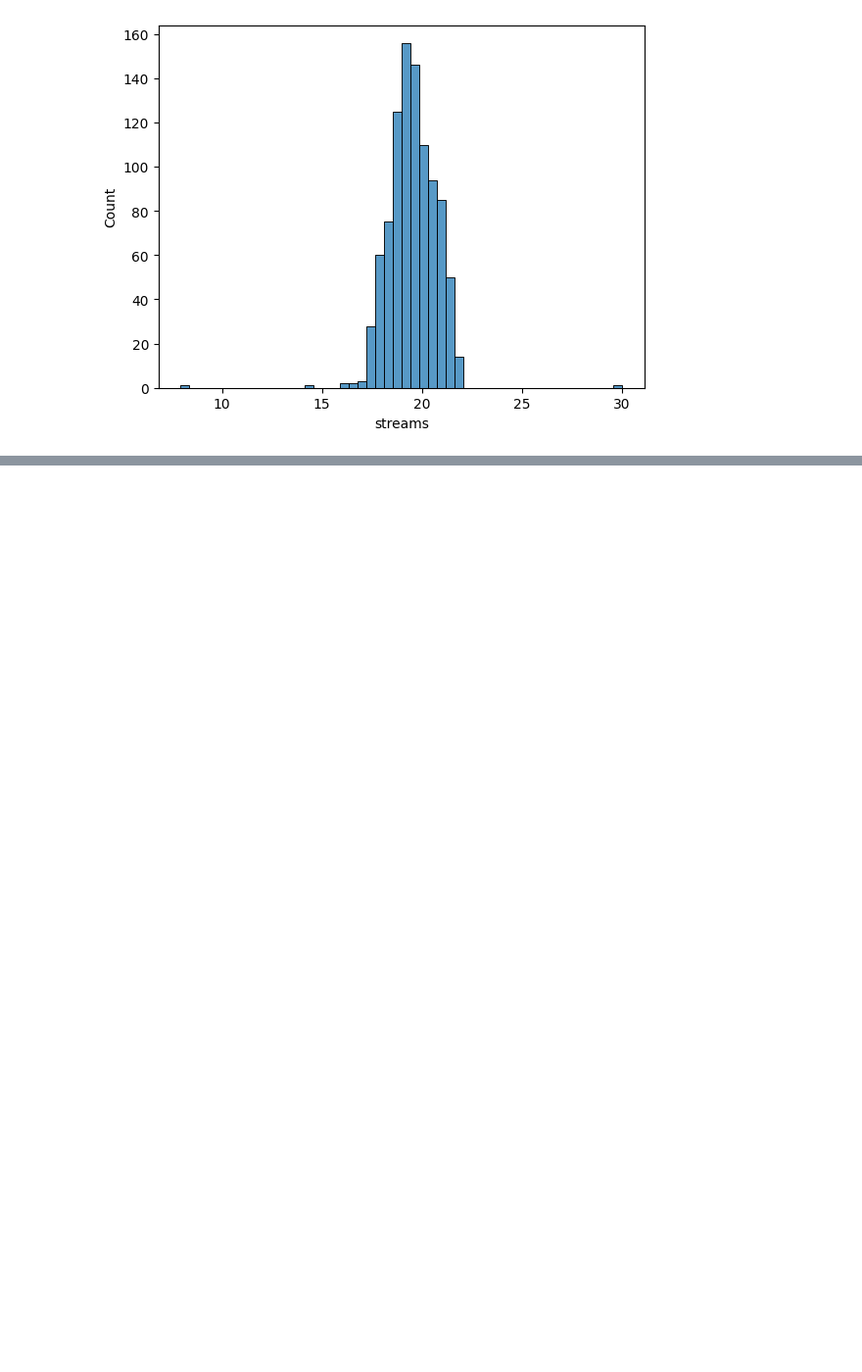
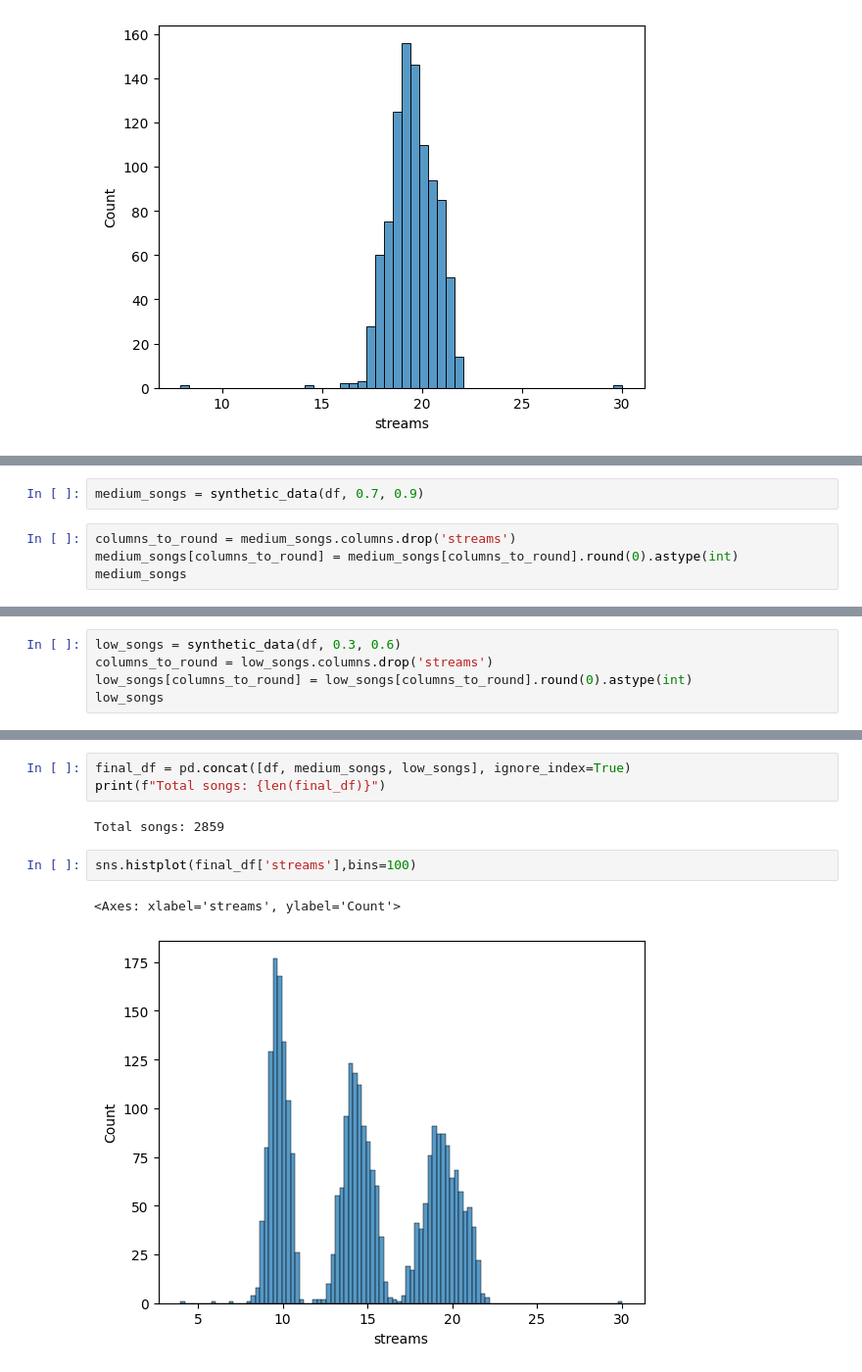
Before and after one commit to Muhsiinn/Song-Popularity-Predictor-, a Jupyter notebook: playground/workbench.ipynb, the cells around one changed output, grey strips where cells are left out. Shown at 98% size. Cells and saved outputs as stored; diff of their text form; blank space fills up the shorter version.

```diff
--- a/playground/workbench.ipynb
+++ b/playground/workbench.ipynb
@@ -141,0 +192,6 @@ sns.histplot(streams_logs,bins=50)
+# %%
+medium_songs = synthetic_data(df, 0.7, 0.9)
+# %%
+columns_to_round = medium_songs.columns.drop('streams')
+medium_songs[columns_to_round] = medium_songs[columns_to_round].round(0).astype(int)
+medium_songs
@@ -141,0 +212,5 @@ sns.histplot(streams_logs,bins=50)
+# %%
+low_songs = synthetic_data(df, 0.3, 0.6)
+columns_to_round = low_songs.columns.drop('streams')
+low_songs[columns_to_round] = low_songs[columns_to_round].round(0).astype(int)
+low_songs
@@ -141,0 +231,10 @@ sns.histplot(streams_logs,bins=50)
+# %%
+final_df = pd.concat([df, medium_songs, low_songs], ignore_index=True)
+print(f"Total songs: {len(final_df)}")
+# %% [output]
+Total songs: 2859
+# %%
+sns.histplot(final_df['streams'],bins=100)
+# %% [output]
+<Axes: xlabel='streams', ylabel='Count'>
+[figure, added]
```
Also changed, not shown: parts of 22 cells of this notebook.
